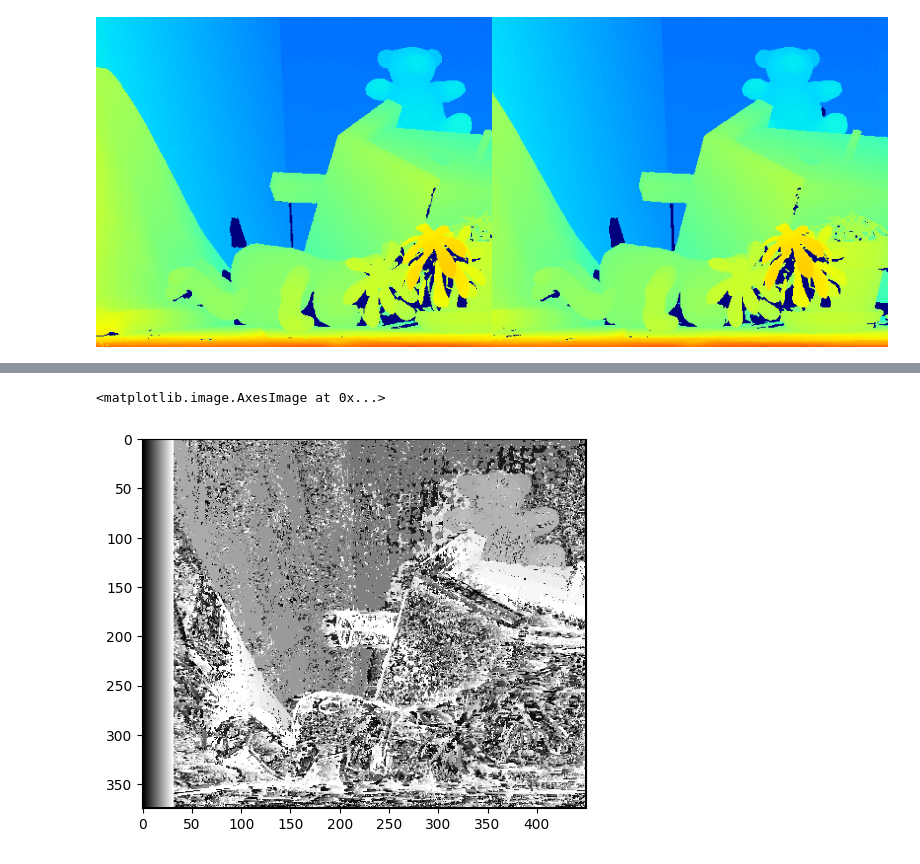
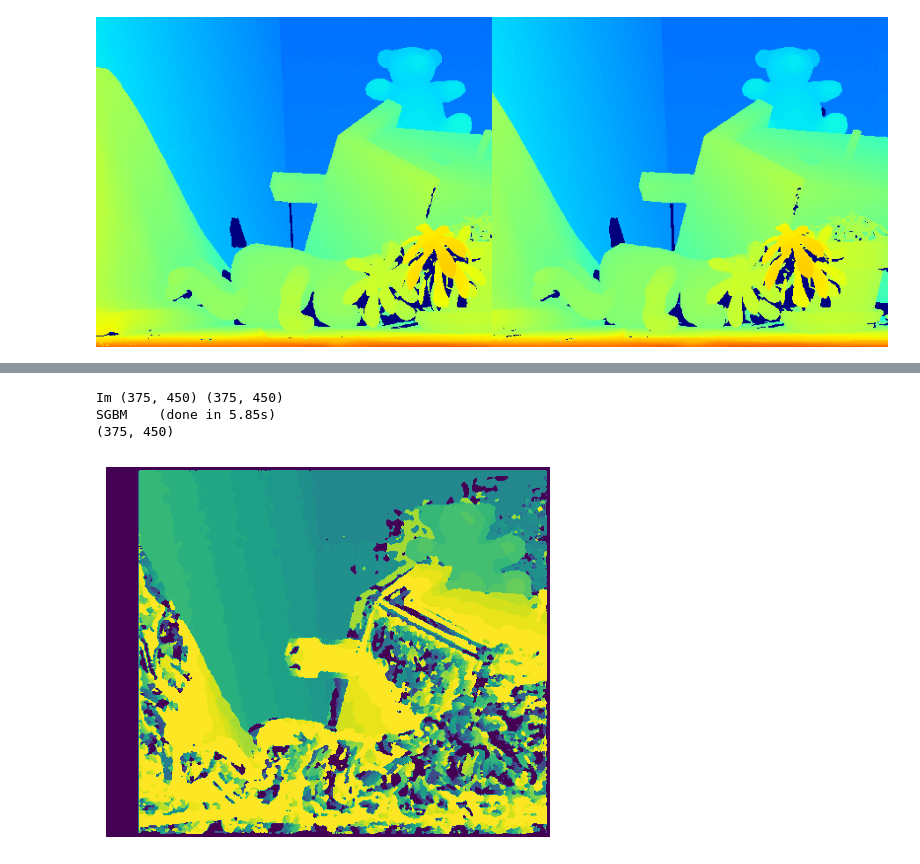
Before and after one commit to RomainFrog/StereoMatching, a Jupyter notebook: SGBM.ipynb, the cells around one changed output, grey strips where cells are left out. Drawn from its saved outputs; the diff is of its cells as text; code cells hidden in the pictures.

```diff
--- a/SGBM.ipynb
+++ b/SGBM.ipynb
@@ -627,6 +442,0 @@ SGBM    (done in 1.47s)
-# %%
-test = rgb2gray(cv2.imread("sgbm_teddy.png"))
-plt.imshow(test, cmap="gray")
-# %% [output]
-<matplotlib.image.AxesImage at 0x...>
-[figure, removed]
@@ -632,0 +604,50 @@ plt.imshow(test, cmap="gray")
+# %%
+def normalize(disp, max_disparity):
+    return 255.0 * disp / max_disparity
+
+# Définir les paramètres
+block_size = 7  # Taille des blocs
+maxdisp = 32  # Disparité maximale
+
+P1 = 1 # penalty for disparity difference = 1
+P2 = 20 # penalty for disparity difference > 1
+
+
+sgm = cv2.StereoSGBM_create(numDisparities = maxdisp, P1=P1, P2=P2, blockSize=block_size)
+
+# Créer vos images de référence et de recherche (à remplacer par vos propres images)
+Iref = rgb2gray(cv2.imread("teddy/im2.png"))
+Isearch = rgb2gray(cv2.imread("teddy/im6.png"))
+
+Iref = cv2.imread("teddy/im2.png", cv2.IMREAD_GRAYSCALE)
+Isearch = cv2.imread("teddy/im6.png", cv2.IMREAD_GRAYSCALE)
+print("Im", Iref.shape, Isearch.shape)
+
+#disp_sgm = sgm.compute(Iref, Isearch).astype(np.float32) / 16.0
+#plt.imshow(disp_sgm, cmap="gray")
+#plt.show()
+
+#Iref, Isearch = compute_census(Iref, Isearch, (5,5), Iref.shape[0], Iref.shape[1])
+
+# Appeler la fonction semi_global_matching
+dawn = t.time()
+disp = semi_global_matching(Iref, Isearch, block_size, maxdisp, ZSSD, P1, P2)
+dusk = t.time()
+print('SGBM \t(done in {:.2f}s)'.format(dusk - dawn))
+print(disp.shape)
+
+# Postprocessing
+disp = mode_filter(disp, 3)
+#disp = np.interp(disp, (0, maxdisp), (0, 255)).astype(np.uint8)
+
+disp = normalize(disp, maxdisp)
+disp = np.where(disp <= 35, 0, disp)
+disp[:,0:maxdisp+1] = 0
+plt.axis('off')
+plt.imshow(disp)
+imageio.imwrite("sgbm_cones_post.png", disp.astype(np.uint8))
+# %% [output]
+Im (375, 450) (375, 450)
+SGBM    (done in 5.85s)
+(375, 450)
+[figure, added]
```
Also changed, not shown: parts of 10 cells of this notebook, 39 other files.
